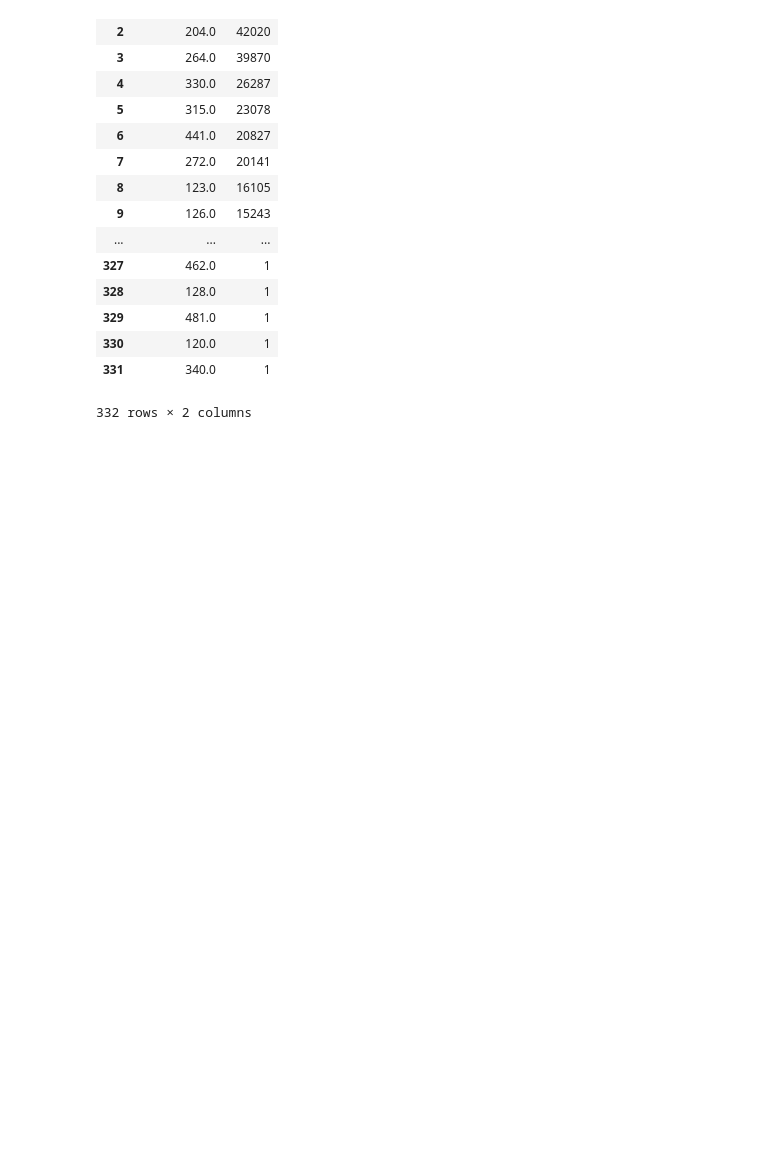
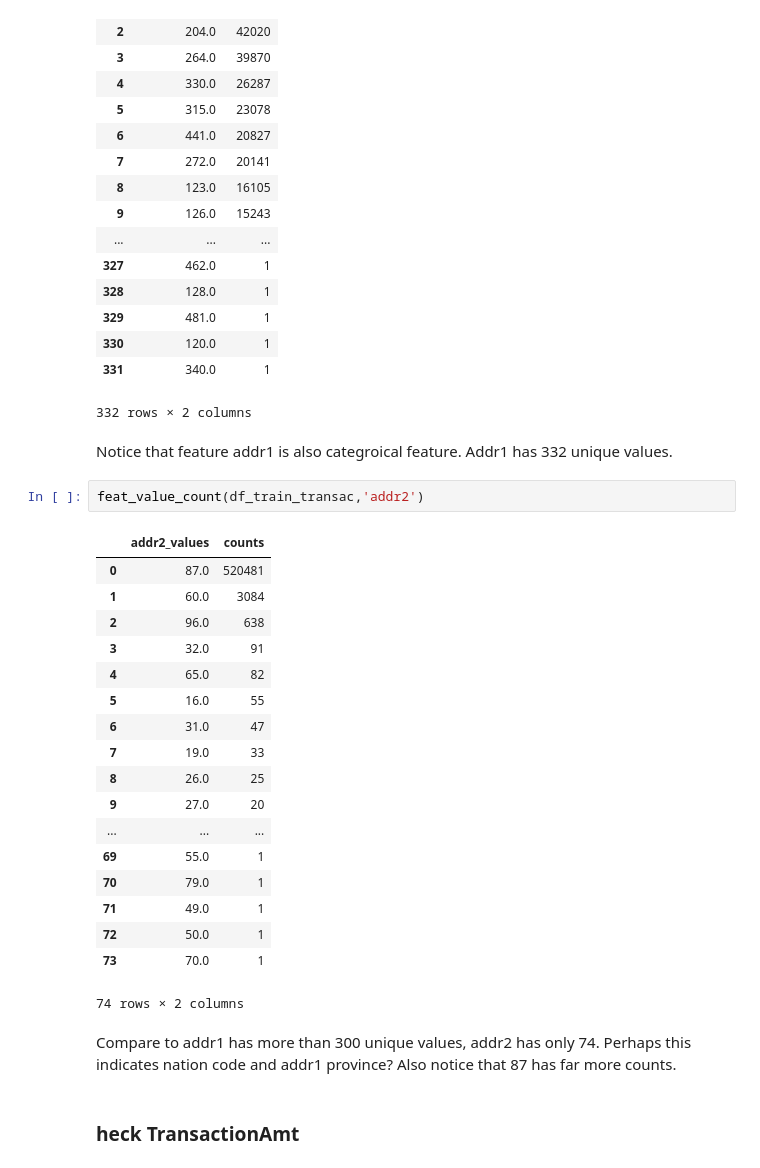
Before and after one commit to haataa/IEEE_CIS_Fraud_Detection, a Jupyter notebook: EDA.ipynb, the cells around one changed output. Drawn from its saved outputs; the diff is of its cells as text; blank space fills up the shorter version.

```diff
--- a/EDA.ipynb
+++ b/EDA.ipynb
@@ -341,3 +380,30 @@ feat_value_count(df_train_transac,'addr1')
 | 330 | 120.0 | 1 |
 | 331 | 340.0 | 1 |
 332 rows × 2 columns
+# %% [markdown]
+Notice that feature addr1 is also categroical feature. Addr1 has 332 unique values.
+# %%
+feat_value_count(df_train_transac,'addr2')
+# %% [output]
+|  | addr2_values | counts |
+| 0 | 87.0 | 520481 |
+| 1 | 60.0 | 3084 |
+| 2 | 96.0 | 638 |
+| 3 | 32.0 | 91 |
+| 4 | 65.0 | 82 |
+| 5 | 16.0 | 55 |
+| 6 | 31.0 | 47 |
+| 7 | 19.0 | 33 |
+| 8 | 26.0 | 25 |
+| 9 | 27.0 | 20 |
+| ... | ... | ... |
+| 69 | 55.0 | 1 |
+| 70 | 79.0 | 1 |
+| 71 | 49.0 | 1 |
+| 72 | 50.0 | 1 |
+| 73 | 70.0 | 1 |
+74 rows × 2 columns
+# %% [markdown]
+Compare to addr1 has more than 300 unique values, addr2 has only 74. Perhaps this indicates nation code and addr1 province? Also notice that 87 has far more counts.
+# %% [markdown]
+### heck TransactionAmt
```
Also changed, not shown: parts of 8 cells of this notebook.
